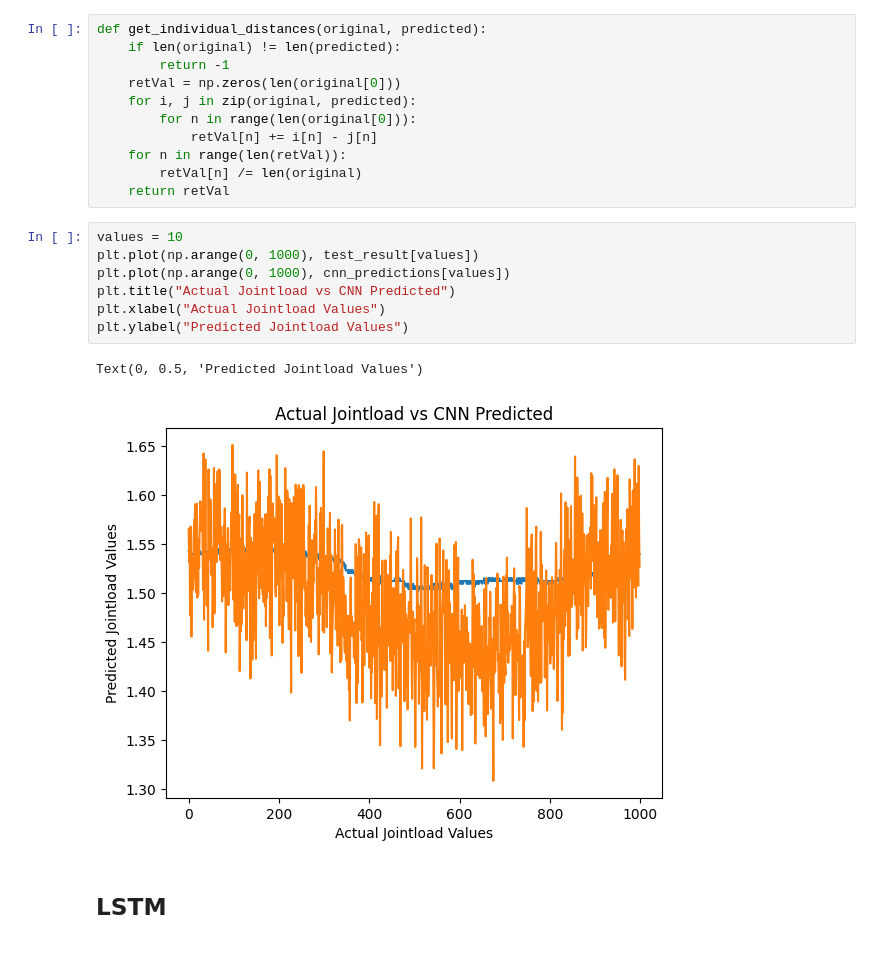
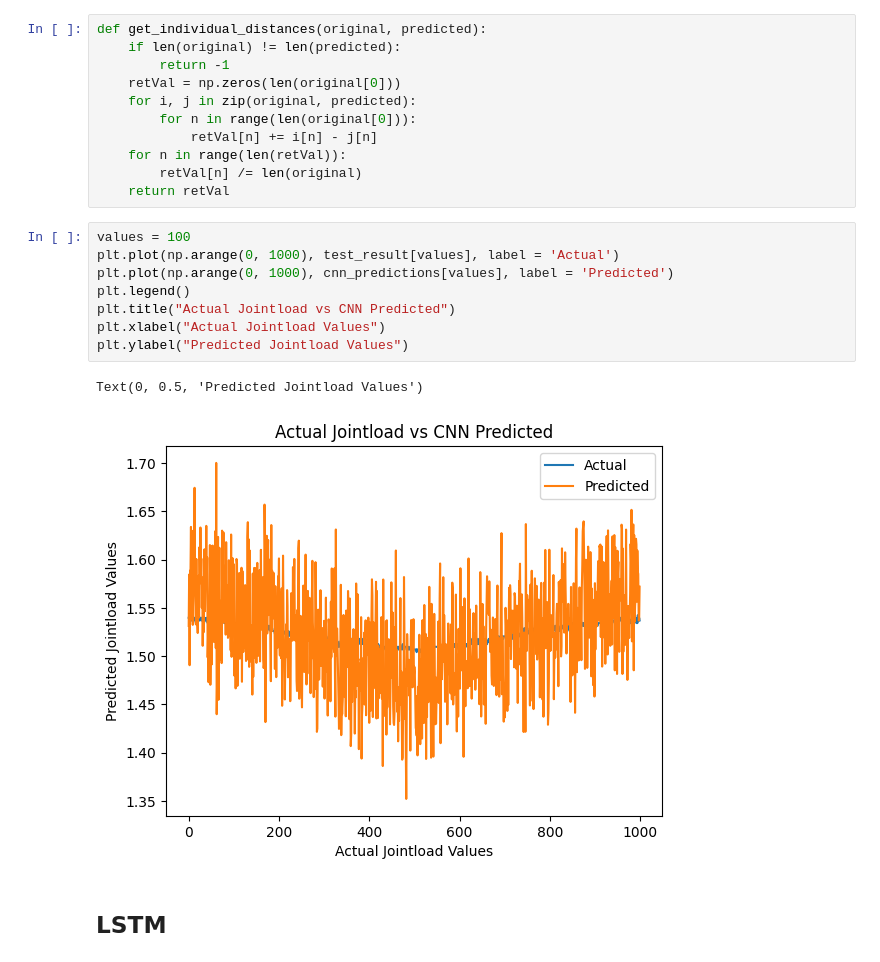
Before and after one commit to Jcollins2021/Jointload-Project, a Jupyter notebook: data_analysis.ipynb, the cells around one changed output. Cells and saved outputs as stored; diff of their text form.

```diff
--- a/data_analysis.ipynb
+++ b/data_analysis.ipynb
@@ -1053,15 +1053,16 @@ def get_individual_distances(original, predicted):
         retVal[n] /= len(original)
     return retVal
 # %%
-values = 10
-plt.plot(np.arange(0, 1000), test_result[values])
-plt.plot(np.arange(0, 1000), cnn_predictions[values])
+values = 100
+plt.plot(np.arange(0, 1000), test_result[values], label = 'Actual')
+plt.plot(np.arange(0, 1000), cnn_predictions[values], label = 'Predicted')
+plt.legend()
 plt.title("Actual Jointload vs CNN Predicted")
 plt.xlabel("Actual Jointload Values")
 plt.ylabel("Predicted Jointload Values")
 # %% [output]
 Text(0, 0.5, 'Predicted Jointload Values')
-[figure, old version]
+[figure, new version]
 # %% [markdown]
 ## LSTM
 # %%
```
Also changed, not shown: parts of 40 cells of this notebook, 2 other files.
